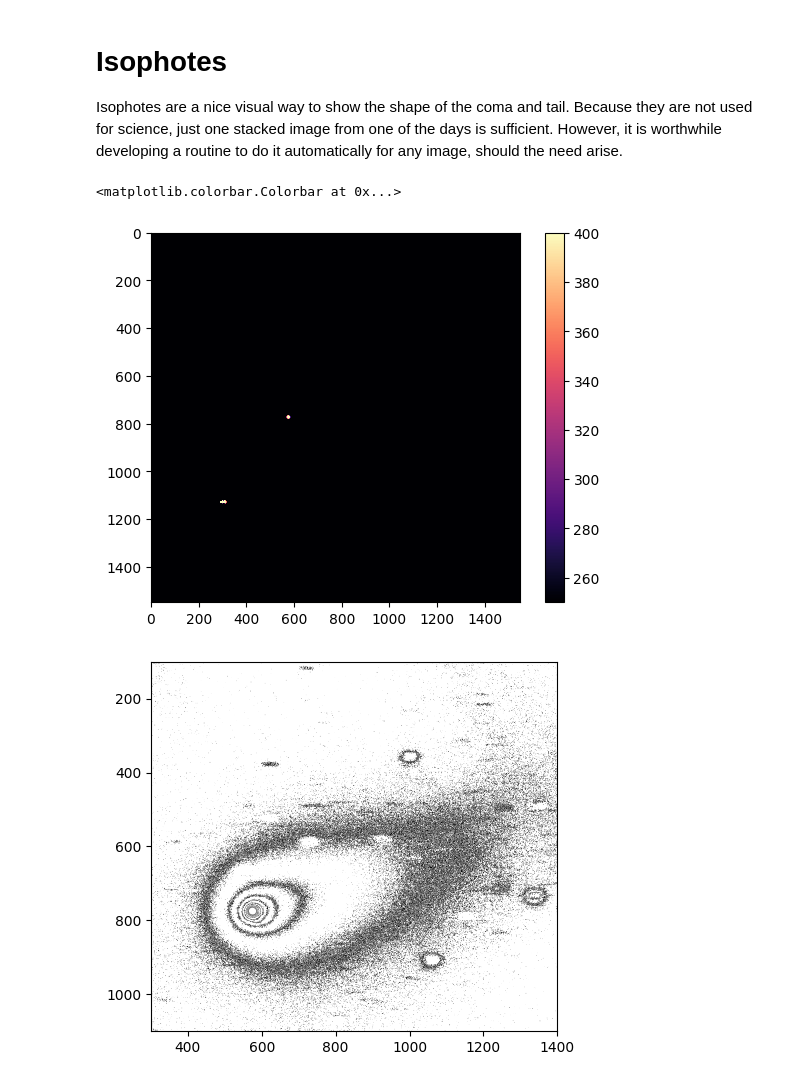
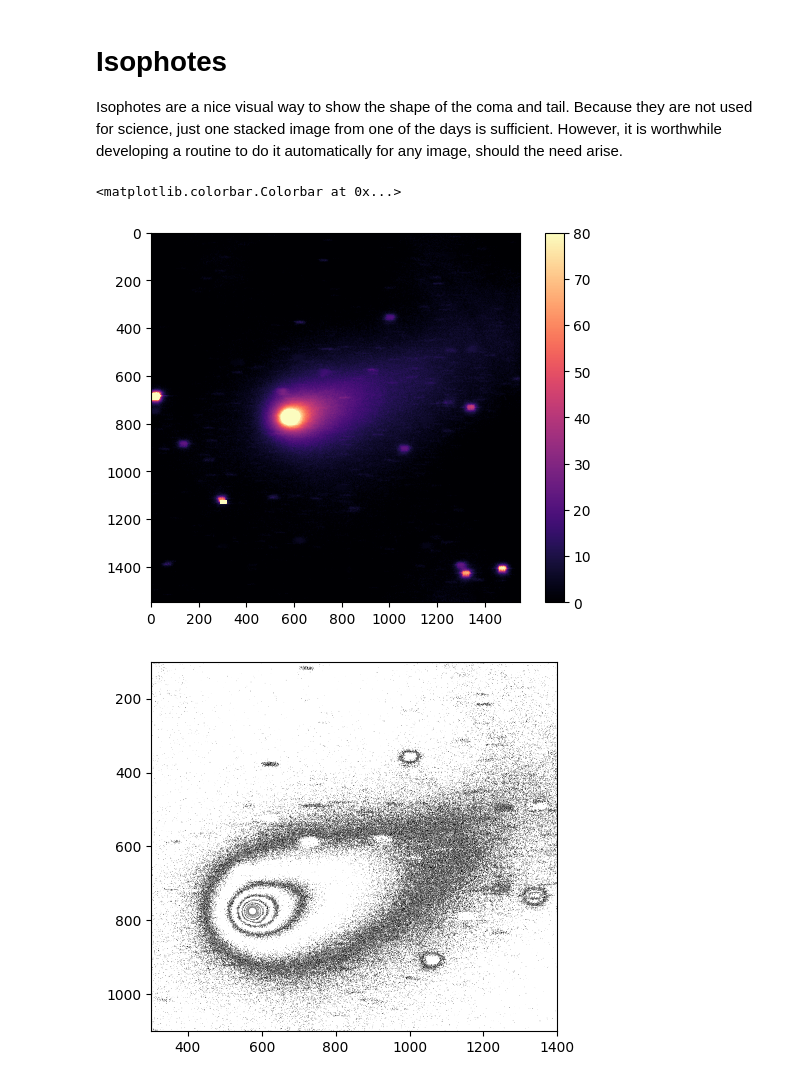
Before and after one commit to daraghhollman/Comet62P-Tsuchinshan, a Jupyter notebook: Scripts/isophotes.ipynb, the cells around one changed output. Cells and saved outputs as stored; diff of their text form; code cells hidden in the pictures.

```diff
--- a/Scripts/isophotes.ipynb
+++ b/Scripts/isophotes.ipynb
@@ -9,11 +9,11 @@ import numpy as np
 # %%
 # Loading R image from the first day
 image = ctk.GetImage("../DataProducts/StackedImages/Day12/rStacked.fits")
-plt.imshow(image, vmin=250, vmax=400, cmap="magma")
+plt.imshow(image, vmin=0, vmax=80, cmap="magma")
 plt.colorbar()
 # %% [output]
 <matplotlib.colorbar.Colorbar at 0x...>
-[figure, old version]
+[figure, new version]
 # %%
 fig, ax = plt.subplots()
 
```
Also changed, not shown: parts of 2 cells of this notebook, 3 other files.
